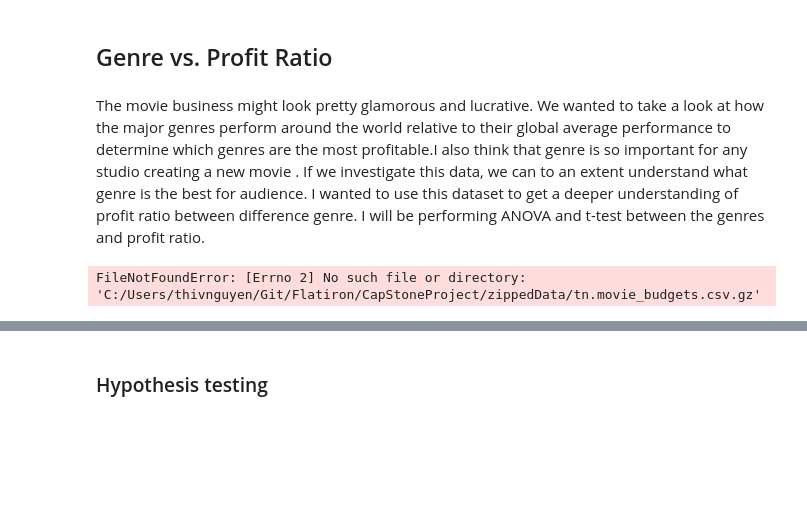
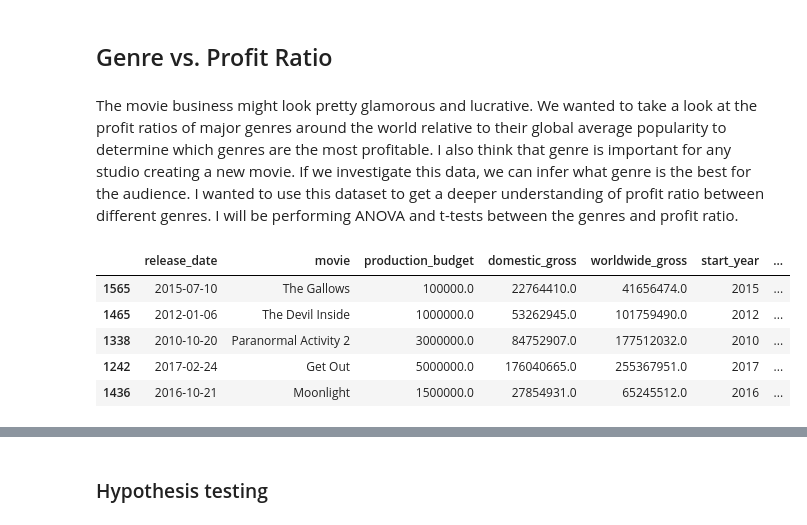
Before and after one commit to cLineman/CapStoneProject, a Jupyter notebook: FinalProduct.ipynb, the cells around one changed output, grey strips where cells are left out. Saved outputs shown, nothing was run; the diff lists cells and outputs as text; code cells hidden in the pictures; blank space fills up the shorter version.

```diff
--- a/FinalProduct.ipynb
+++ b/FinalProduct.ipynb
@@ -305,9 +302,9 @@ Our team would recommend that you product lower budget movies compared to higher
 <a name="genre"></a>
 ## Genre vs. Profit Ratio
 # %% [markdown]
-The movie business might look pretty glamorous and lucrative. We wanted to take a look at how the major genres perform around the world relative to their global average performance to determine which genres are the most profitable.I also think that genre is so important for any studio creating a new movie . If we investigate this data, we can to an extent understand what genre is the best for audience. I wanted to use this dataset to get a deeper understanding of profit ratio between difference genre. I will be performing ANOVA and t-test between the genres and profit ratio.
+The movie business might look pretty glamorous and lucrative. We wanted to take a look at the profit ratios of major genres around the world relative to their global average popularity to determine which genres are the most profitable. I also think that genre is important for any studio creating a new movie. If we investigate this data, we can infer what genre is the best for the audience. I wanted to use this dataset to get a deeper understanding of profit ratio between different genres. I will be performing ANOVA and t-tests between the genres and profit ratio.
 # %%
-movie_budgets1 =pd.read_csv('C:/Users/thivnguyen/Git/Flatiron/CapStoneProject/zippedData/tn.movie_budgets.csv.gz')
+movie_budgets1 =pd.read_csv('zippedData/tn.movie_budgets.csv.gz')
 def clean_currency(x):
     """ If the value is a string, then remove currency symbol and delimiters
     otherwise, the value is numeric and can be converted
@@ -328,32 +325,37 @@ INNER JOIN movie_ratings
 USING("movie_id")
 INNER JOIN movie_akas
 USING("movie_id")
 """
 sql_dataset_merge1 = pd.read_sql(q1,conn)
 #find and remove duplicate rows across'movie_id', 'title', 'start_year' columns
 duplicateRows = sql_dataset_merge1[sql_dataset_merge1.duplicated(['movie_id','title', 'start_year'])]
 data1= sql_dataset_merge1.drop(duplicateRows.index,axis=0)
 #create new "release_year" column for merging 2 datatset
 movie_budgets1['release_year']= movie_budgets1['release_date'].dt.year
 ##merge 2 dataset by using title and released year
 merge_data= movie_budgets1.merge(data1, how= 'inner', left_on=['movie','release_year'], right_on= ['title','start_year'])
 dataset= merge_data[[ 'release_date', 'movie', 'production_budget',
        'domestic_gross', 'worldwide_gross',
        'start_year',
        'runtime_minutes', 'genres']]
 #drop 7 rows with NA
 dataset=dataset.dropna()
 ## calulate profit by subtracting gross and budget  by subtracting gross and budget domestic_gross
 dataset['profit']= dataset['worldwide_gross']- dataset['production_budget']
 ##calulate profit ratio
 dataset['profit_ratio'] = (dataset['profit'] - dataset['production_budget'])/ dataset['production_budget']
 
 
 ## top 5 greatest profit ratio
 dataset.sort_values(['profit_ratio'], ascending=False).head()
 
 ##this code check which movies in specific genre
 #dataset[dataset['genres']. str.contains("Drama")]
 # %% [output]
-FileNotFoundError: [Errno 2] No such file or directory: 'C:/Users/thivnguyen/Git/Flatiron/CapStoneProject/zippedData/tn.movie_budgets.csv.gz'
+|  | release_date | movie | production_budget | domestic_gross | worldwide_gross | start_year | ... |
+| 1565 | 2015-07-10 | The Gallows | 100000.0 | 22764410.0 | 41656474.0 | 2015 | ... |
+| 1465 | 2012-01-06 | The Devil Inside | 1000000.0 | 53262945.0 | 101759490.0 | 2012 | ... |
+| 1338 | 2010-10-20 | Paranormal Activity 2 | 3000000.0 | 84752907.0 | 177512032.0 | 2010 | ... |
+| 1242 | 2017-02-24 | Get Out | 5000000.0 | 176040665.0 | 255367951.0 | 2017 | ... |
+| 1436 | 2016-10-21 | Moonlight | 1500000.0 | 27854931.0 | 65245512.0 | 2016 | ... |
 # %% [markdown]
```
Also changed, not shown: parts of 35 cells of this notebook.
